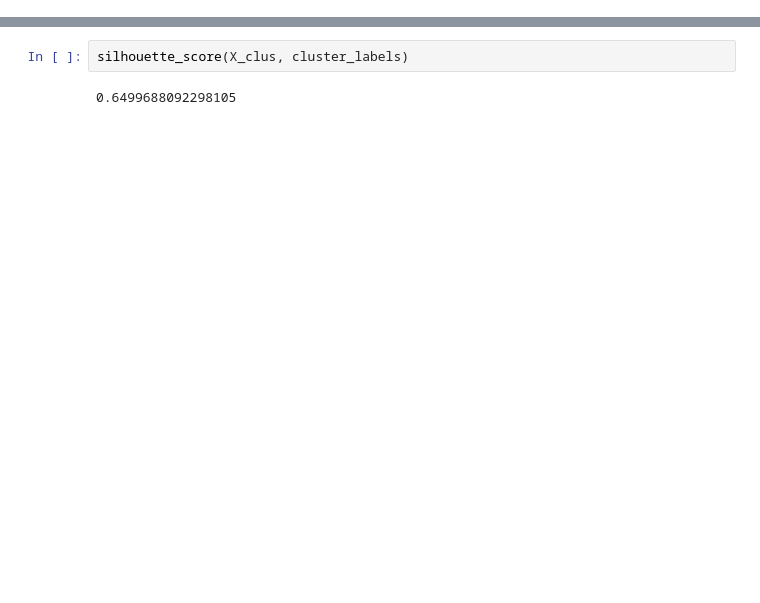
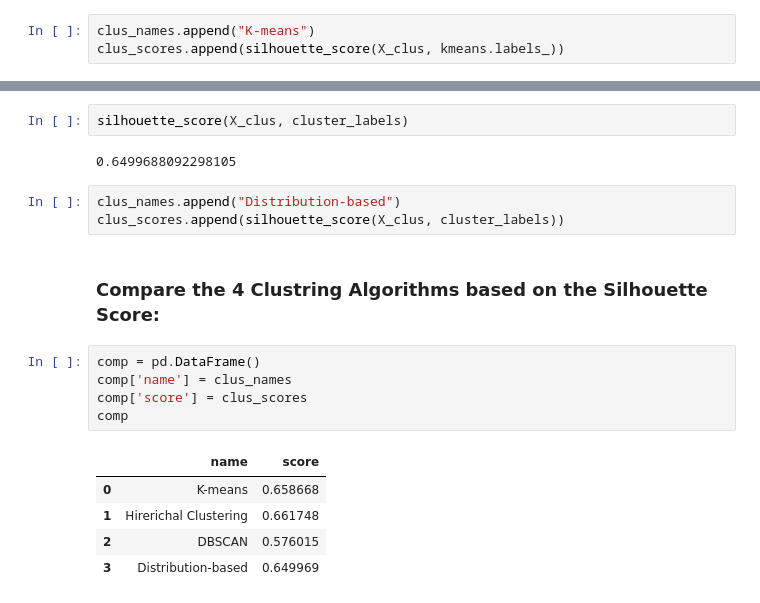
Before and after one commit to miraehab/FIFA-23-ML-Project, a Jupyter notebook: Clustering.ipynb, the cells around one changed output, grey strips where cells are left out. Saved outputs shown, nothing was run; the diff lists cells and outputs as text; blank space fills up the shorter version.

```diff
--- a/Clustering.ipynb
+++ b/Clustering.ipynb
@@ -120,6 +120,9 @@ sil_visualizer.show()
 silhouette_score(X_clus, kmeans.labels_)
 # %% [output]
 0.6586684841017966
+# %%
+clus_names.append("K-means")
+clus_scores.append(silhouette_score(X_clus, kmeans.labels_))
 # %% [markdown]
 <h3>2. Hirerichal Clustering:</h3>
 # %%
@@ -411,3 +419,19 @@ plt.show()
 silhouette_score(X_clus, cluster_labels)
 # %% [output]
 0.6499688092298105
+# %%
+clus_names.append("Distribution-based")
+clus_scores.append(silhouette_score(X_clus, cluster_labels))
+# %% [markdown]
+<h3>Compare the 4 Clustring Algorithms based on the Silhouette Score:</h3>
+# %%
+comp = pd.DataFrame()
+comp['name'] = clus_names
+comp['score'] = clus_scores
+comp
+# %% [output]
+|  | name | score |
+| 0 | K-means | 0.658668 |
+| 1 | Hirerichal Clustering | 0.661748 |
+| 2 | DBSCAN | 0.576015 |
+| 3 | Distribution-based | 0.649969 |
```
Also changed, not shown: parts of 12 cells of this notebook.
